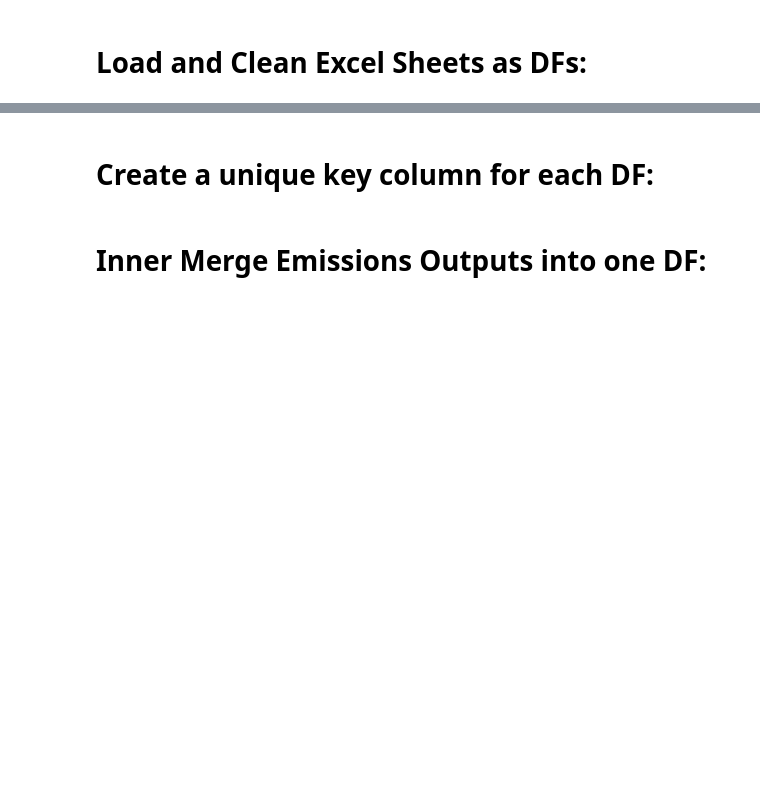
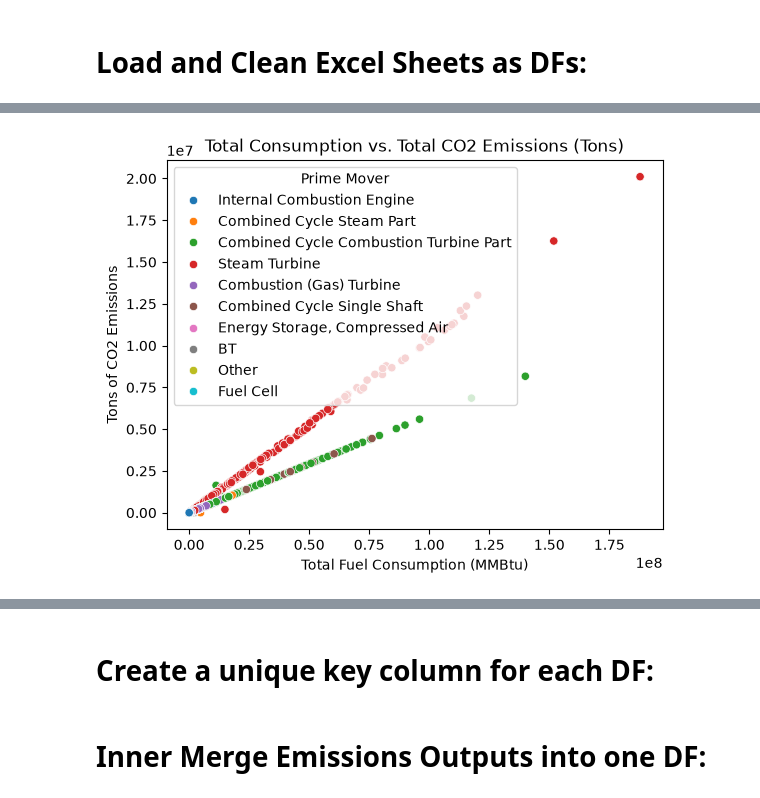
Before and after one commit to MaxwellCooper1/Machine-Learning-Final-Project, a Jupyter notebook: merged_plant_pollution.ipynb, the cells around one changed output, grey strips where cells are left out. Saved outputs shown, nothing was run; the diff lists cells and outputs as text; code cells hidden in the pictures; blank space fills up the shorter version.

```diff
--- a/merged_plant_pollution.ipynb
+++ b/merged_plant_pollution.ipynb
@@ -9,0 +48,4 @@ NOx_df = pd.read_excel("Emissions2024.xlsx", sheet_name='NOx', header=1, skipfoo
+# %%
+CO2_df['Total Output (MMBtu)'] = (CO2_df['Generation (kWh)'] * .00342) + CO2_df['Useful Thermal Output (MMBtu)']
+SO2_df['Total Output (MMBtu)'] = (SO2_df['Generation (kWh)'] * .00342) + SO2_df['Useful Thermal Output (MMBtu)']
+NOx_df['Total Output (MMBtu)'] = (NOx_df['Generation (kWh)'] * .00342) + NOx_df['Useful Thermal Output (MMBtu)']
@@ -9,0 +54,15 @@ NOx_df = pd.read_excel("Emissions2024.xlsx", sheet_name='NOx', header=1, skipfoo
+# %%
+pm_replace_map = {'IC': 'Internal Combustion Engine',
+'CA': 'Combined Cycle Steam Part',
+'CT': 'Combined Cycle Combustion Turbine Part',
+'ST': 'Steam Turbine',
+'GT': 'Combustion (Gas) Turbine',
+'CS': 'Combined Cycle Single Shaft',
+'CE': 'Energy Storage, Compressed Air',
+'OT': 'Other',
+'FC': 'Fuel Cell'
+}
+
+CO2_df['Prime Mover'] = CO2_df['Prime Mover'].replace(pm_replace_map)
+SO2_df['Prime Mover'] = SO2_df['Prime Mover'].replace(pm_replace_map)
+NOx_df['Prime Mover'] = NOx_df['Prime Mover'].replace(pm_replace_map)
@@ -9,0 +78,7 @@ NOx_df = pd.read_excel("Emissions2024.xlsx", sheet_name='NOx', header=1, skipfoo
+# %%
+sns.scatterplot(data=CO2_df, x="Total Fuel Consumption (MMBtu)", y="Tons of CO2 Emissions", hue='Prime Mover')
+
+plt.title("Total Consumption vs. Total CO2 Emissions (Tons)")
+plt.show()
+# %% [output]
+[figure, added]
```
Also changed, not shown: parts of 17 cells of this notebook.
